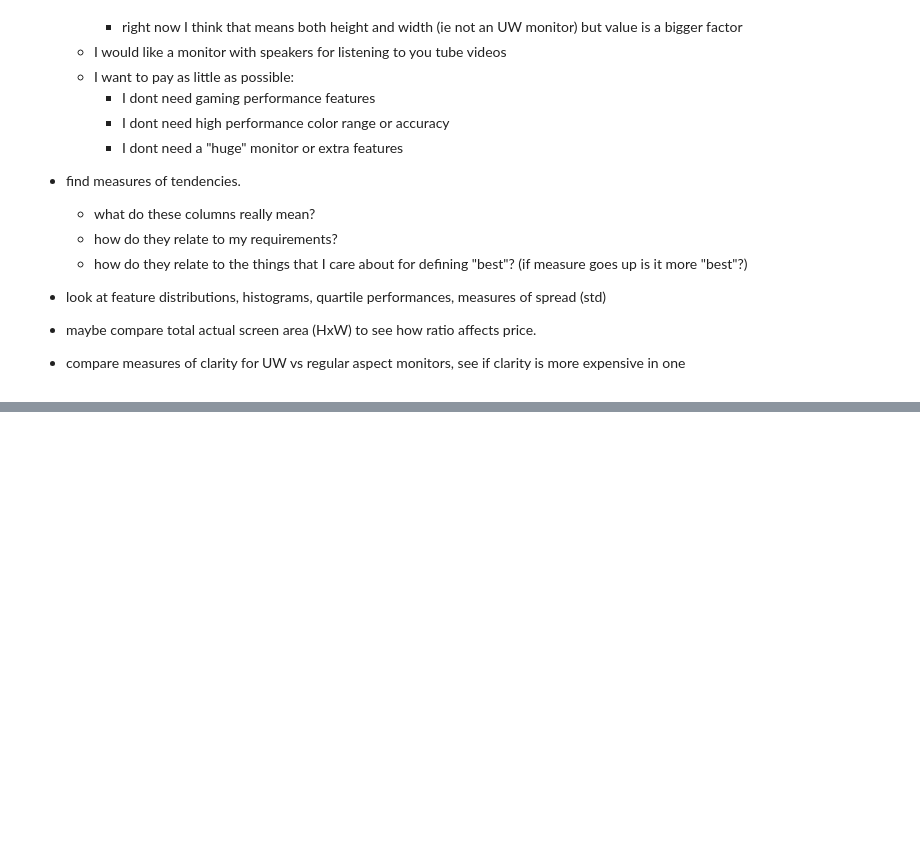
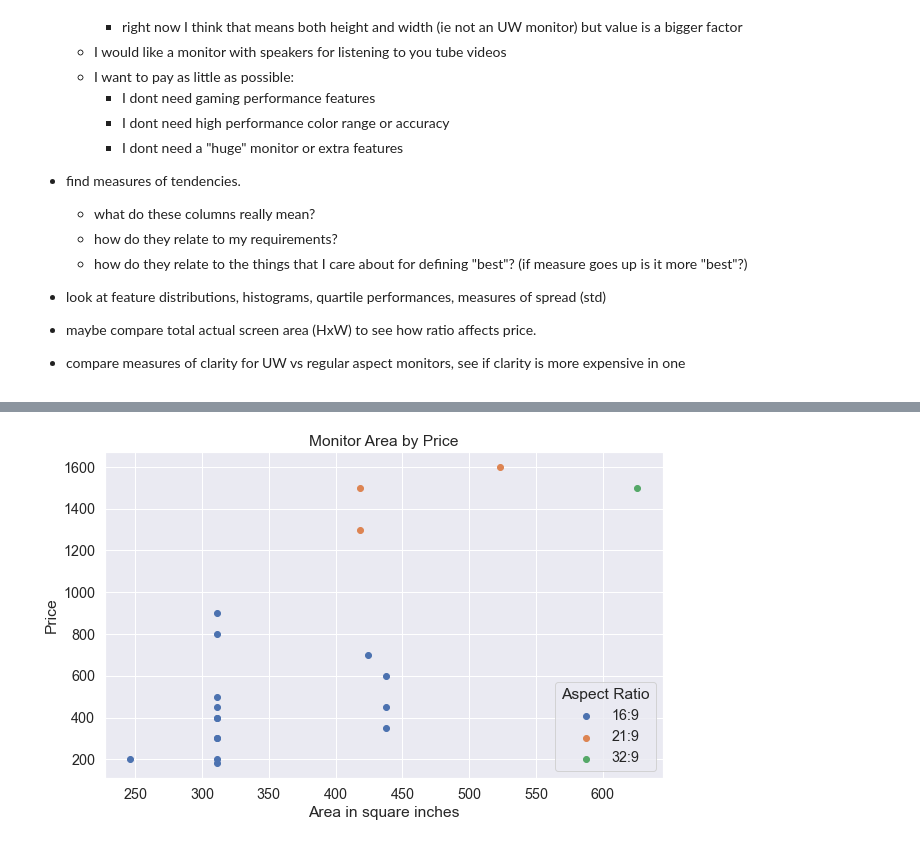
Before and after one commit to nathaniel-j/monitorization, a Jupyter notebook: monitor_analysis.ipynb, the cells around one changed output, grey strips where cells are left out. Saved outputs shown, nothing was run; the diff lists cells and outputs as text; code cells hidden in the pictures; blank space fills up the shorter version.

```diff
--- a/monitor_analysis.ipynb
+++ b/monitor_analysis.ipynb
@@ -123,0 +291,12 @@ Next thoughts
+# %%
+plt.figure(figsize=(10,6))
+for size in data['Aspect Ratio'].unique():
+    mask = data['Aspect Ratio']==size
+    plt.scatter(data['screen_area'][mask], data['price'][mask], label=size)
+plt.legend(title='Aspect Ratio', loc=4)
+plt.title('Monitor Area by Price')
+plt.ylabel('Price')
+plt.xlabel('Area in square inches')
+plt.show()
+# %% [output]
+[figure, added]
```
Also changed, not shown: parts of 21 cells of this notebook.
